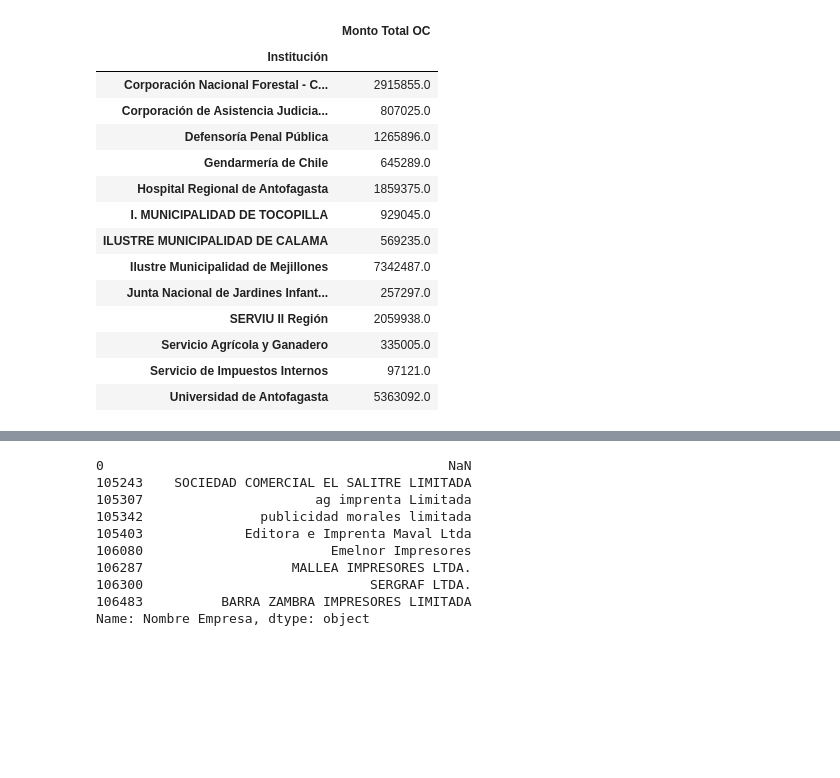
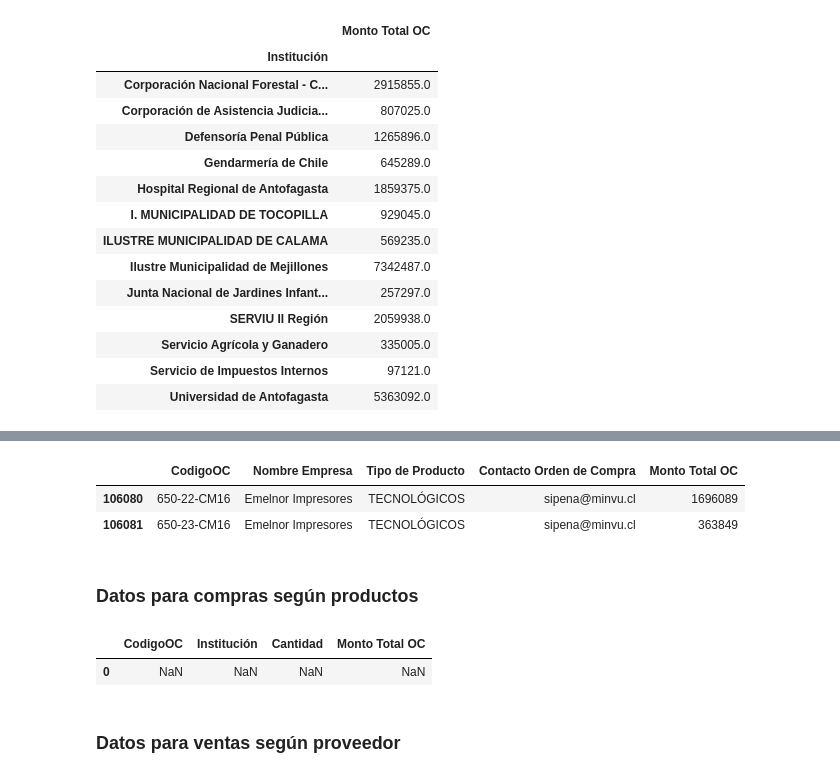
Before and after one commit to FFloresM/pandas, a Jupyter notebook: read_xlsx_dataframe_activa.ipynb, the cells around one changed output, grey strips where cells are left out. Drawn from its saved outputs; the diff is of its cells as text; code cells hidden in the pictures; blank space fills up the shorter version.

Commit message:
datos faltantes

```diff
--- a/read_xlsx_dataframe_activa.ipynb
+++ b/read_xlsx_dataframe_activa.ipynb
@@ -98,6 +135,19 @@ Universidad de Antofagasta
 # %%
+#___Original____
 cols = ['CodigoOC', 'Nombre Empresa', 'Tipo de Producto','Contacto Orden de Compra', 'Monto Total OC']
 filtro1 = xl_file['Región Unidad de Compra']=='Antofagasta'
 anio = xl_file['Año'] == 2016
 mes = xl_file['Mes'] == 'Enero'
-compras_ejec = xl_file[cols].where(filtro1 & anio & mes)
+inst = xl_file['Institución'] == 'SERVIU II Región'
+compras_ejec = xl_file[cols].where(filtro1 & anio & mes & inst)
+# %%
+tabla = compras_ejec.drop_duplicates() #elimina filas duplicadas
+tabla = tabla.dropna() #elimina filas NaN
+tabla['Monto Total OC'] = tabla['Monto Total OC'].astype('int') #convierte a entero la columan indicada
+# %%
+tabla
+#tabla.groupby(['Nombre Empresa']).sum()
+# %% [output]
+|  | CodigoOC | Nombre Empresa | Tipo de Producto | Contacto Orden de Compra | Monto Total OC |
+| 106080 | 650-22-CM16 | Emelnor Impresores | TECNOLÓGICOS | sipena@minvu.cl | 1696089 |
+| 106081 | 650-23-CM16 | Emelnor Impresores | TECNOLÓGICOS | sipena@minvu.cl | 363849 |
@@ -103,0 +156,2 @@ compras_ejec = xl_file[cols].where(filtro1 & anio & mes)
+# %% [markdown]
+### Datos para compras según productos
@@ -104,2 +166,9 @@ compras_ejec = xl_file[cols].where(filtro1 & anio & mes)
 # %%
 tabla = compras_ejec.drop_duplicates()
+# %%
+tabla
+# %% [output]
+|  | CodigoOC | Institución | Cantidad | Monto Total OC |
+| 0 | NaN | NaN | NaN | NaN |
+# %% [markdown]
+### Datos para ventas según proveedor
@@ -106,13 +182,2 @@ tabla = compras_ejec.drop_duplicates()
 # %%
-tabla['Nombre Empresa'].drop_duplicates()
+tabla = compras_ejec.drop_duplicates()
-# %% [output]
-0                                            NaN
-105243    SOCIEDAD COMERCIAL EL SALITRE LIMITADA
-105307                      ag imprenta Limitada
-105342               publicidad morales limitada
-105403             Editora e Imprenta Maval Ltda
-106080                        Emelnor Impresores
-106287                   MALLEA IMPRESORES LTDA.
-106300                             SERGRAF LTDA.
-106483          BARRA ZAMBRA IMPRESORES LIMITADA
-Name: Nombre Empresa, dtype: object
```
Also changed, not shown: parts of 14 cells of this notebook.
